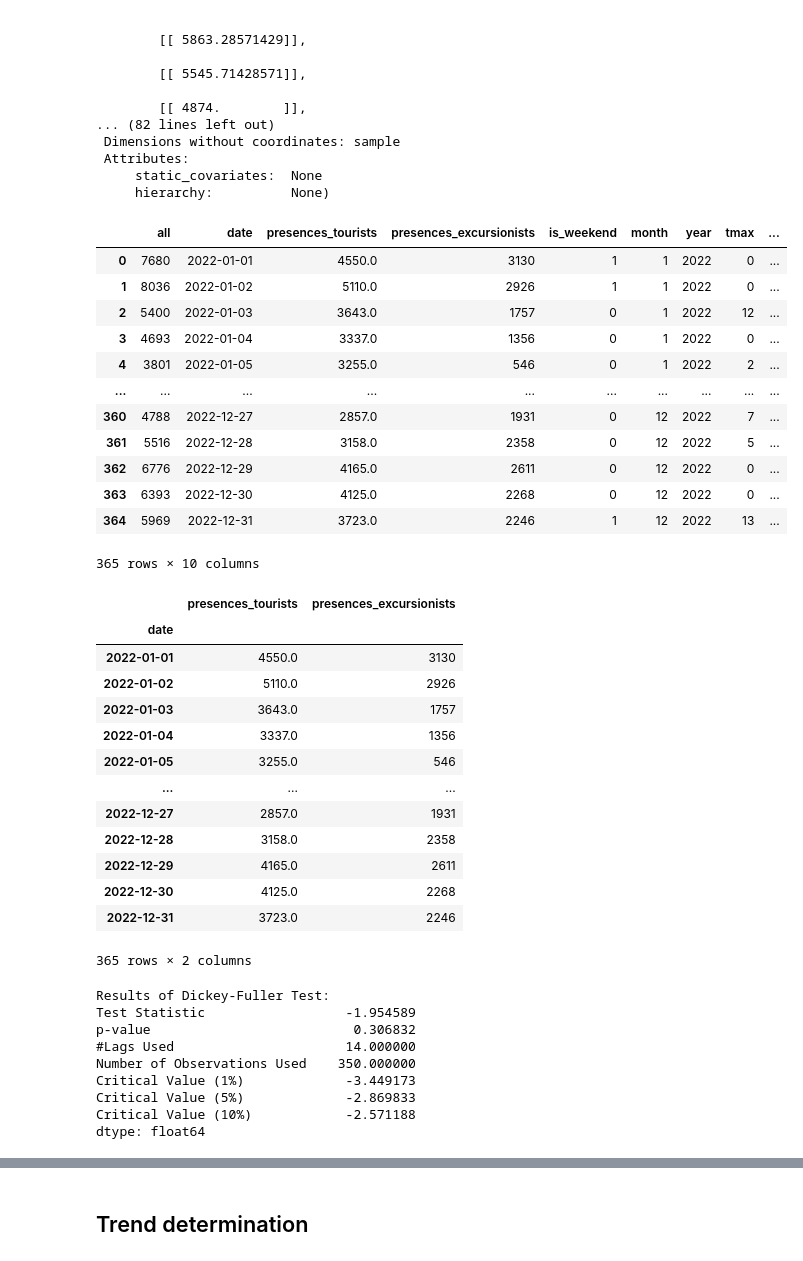
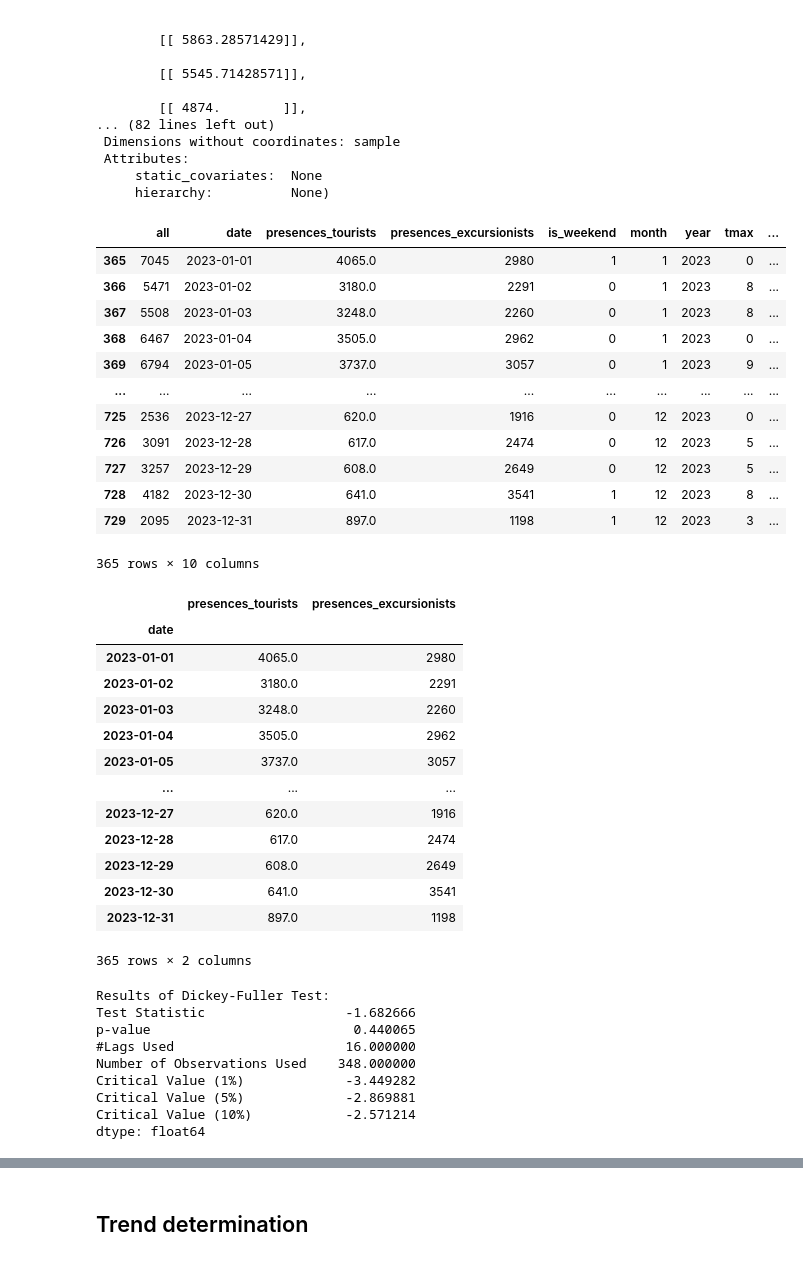
Before and after one commit to tn-aixpa/datiturismo, a Jupyter notebook: digital twin/confounding.ipynb, the cells around one changed output, grey strips where cells are left out. Drawn from its saved outputs; the diff is of its cells as text; code cells hidden in the pictures.

```diff
--- a/digital twin/confounding.ipynb
+++ b/digital twin/confounding.ipynb
@@ -1023,49 +1023,49 @@ def kpss_test(timeseries):
         kpss_output["Critical Value (%s)" % key] = value
     print(kpss_output)
 # %%
-presences_2022_df
+presences_2023_df
 # %% [output]
 |  | all | date | presences_tourists | presences_excursionists | is_weekend | month | year | tmax | ... |
-| 0 | 7680 | 2022-01-01 | 4550.0 | 3130 | 1 | 1 | 2022 | 0 | ... |
-| 1 | 8036 | 2022-01-02 | 5110.0 | 2926 | 1 | 1 | 2022 | 0 | ... |
-| 2 | 5400 | 2022-01-03 | 3643.0 | 1757 | 0 | 1 | 2022 | 12 | ... |
-| 3 | 4693 | 2022-01-04 | 3337.0 | 1356 | 0 | 1 | 2022 | 0 | ... |
-| 4 | 3801 | 2022-01-05 | 3255.0 | 546 | 0 | 1 | 2022 | 2 | ... |
+| 365 | 7045 | 2023-01-01 | 4065.0 | 2980 | 1 | 1 | 2023 | 0 | ... |
+| 366 | 5471 | 2023-01-02 | 3180.0 | 2291 | 0 | 1 | 2023 | 8 | ... |
+| 367 | 5508 | 2023-01-03 | 3248.0 | 2260 | 0 | 1 | 2023 | 8 | ... |
+| 368 | 6467 | 2023-01-04 | 3505.0 | 2962 | 0 | 1 | 2023 | 0 | ... |
+| 369 | 6794 | 2023-01-05 | 3737.0 | 3057 | 0 | 1 | 2023 | 9 | ... |
 | ... | ... | ... | ... | ... | ... | ... | ... | ... | ... |
-| 360 | 4788 | 2022-12-27 | 2857.0 | 1931 | 0 | 12 | 2022 | 7 | ... |
-| 361 | 5516 | 2022-12-28 | 3158.0 | 2358 | 0 | 12 | 2022 | 5 | ... |
-| 362 | 6776 | 2022-12-29 | 4165.0 | 2611 | 0 | 12 | 2022 | 0 | ... |
-| 363 | 6393 | 2022-12-30 | 4125.0 | 2268 | 0 | 12 | 2022 | 0 | ... |
-| 364 | 5969 | 2022-12-31 | 3723.0 | 2246 | 1 | 12 | 2022 | 13 | ... |
+| 725 | 2536 | 2023-12-27 | 620.0 | 1916 | 0 | 12 | 2023 | 0 | ... |
+| 726 | 3091 | 2023-12-28 | 617.0 | 2474 | 0 | 12 | 2023 | 5 | ... |
+| 727 | 3257 | 2023-12-29 | 608.0 | 2649 | 0 | 12 | 2023 | 5 | ... |
+| 728 | 4182 | 2023-12-30 | 641.0 | 3541 | 1 | 12 | 2023 | 8 | ... |
+| 729 | 2095 | 2023-12-31 | 897.0 | 1198 | 1 | 12 | 2023 | 3 | ... |
 365 rows × 10 columns
 # %%
-stats_df_2022 = presences_2022_df[["date", "presences_tourists", "presences_excursionists"]].set_index("date")
-stats_df_2022
+stats_df_2023 = presences_2023_df[["date", "presences_tourists", "presences_excursionists"]].set_index("date")
+stats_df_2023
 # %% [output]
 |  | presences_tourists | presences_excursionists |
 | date |  |  |
-| 2022-01-01 | 4550.0 | 3130 |
-| 2022-01-02 | 5110.0 | 2926 |
-| 2022-01-03 | 3643.0 | 1757 |
-| 2022-01-04 | 3337.0 | 1356 |
-| 2022-01-05 | 3255.0 | 546 |
+| 2023-01-01 | 4065.0 | 2980 |
+| 2023-01-02 | 3180.0 | 2291 |
+| 2023-01-03 | 3248.0 | 2260 |
+| 2023-01-04 | 3505.0 | 2962 |
+| 2023-01-05 | 3737.0 | 3057 |
 | ... | ... | ... |
-| 2022-12-27 | 2857.0 | 1931 |
-| 2022-12-28 | 3158.0 | 2358 |
-| 2022-12-29 | 4165.0 | 2611 |
-| 2022-12-30 | 4125.0 | 2268 |
-| 2022-12-31 | 3723.0 | 2246 |
+| 2023-12-27 | 620.0 | 1916 |
+| 2023-12-28 | 617.0 | 2474 |
+| 2023-12-29 | 608.0 | 2649 |
+| 2023-12-30 | 641.0 | 3541 |
+| 2023-12-31 | 897.0 | 1198 |
 365 rows × 2 columns
 # %%
-adf_test(stats_df_2022["presences_tourists"])
+adf_test(presences_2023_df["presences_tourists"])
 # %% [output]
 Results of Dickey-Fuller Test:
-Test Statistic                  -1.954589
-p-value                          0.306832
-#Lags Used                      14.000000
-Number of Observations Used    350.000000
-Critical Value (1%)             -3.449173
-Critical Value (5%)             -2.869833
-Critical Value (10%)            -2.571188
+Test Statistic                  -1.682666
+p-value                          0.440065
+#Lags Used                      16.000000
+Number of Observations Used    348.000000
+Critical Value (1%)             -3.449282
+Critical Value (5%)             -2.869881
+Critical Value (10%)            -2.571214
 dtype: float64
 # %%
```
Also changed, not shown: parts of 9 cells of this notebook.
